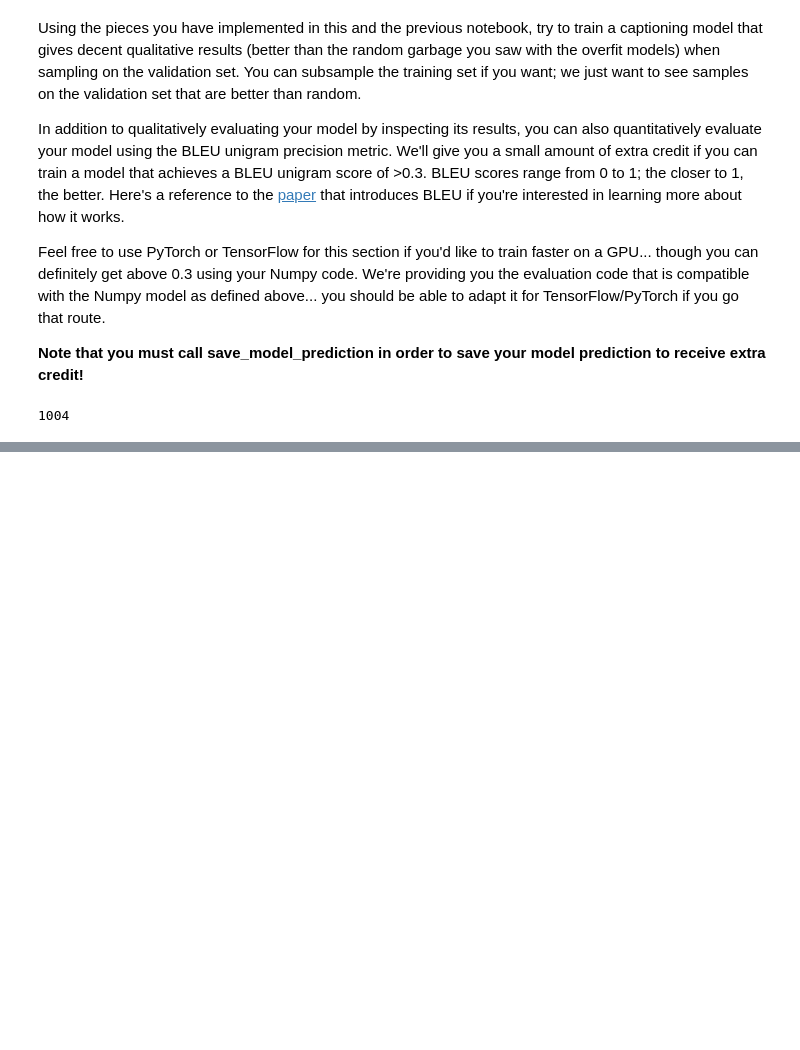
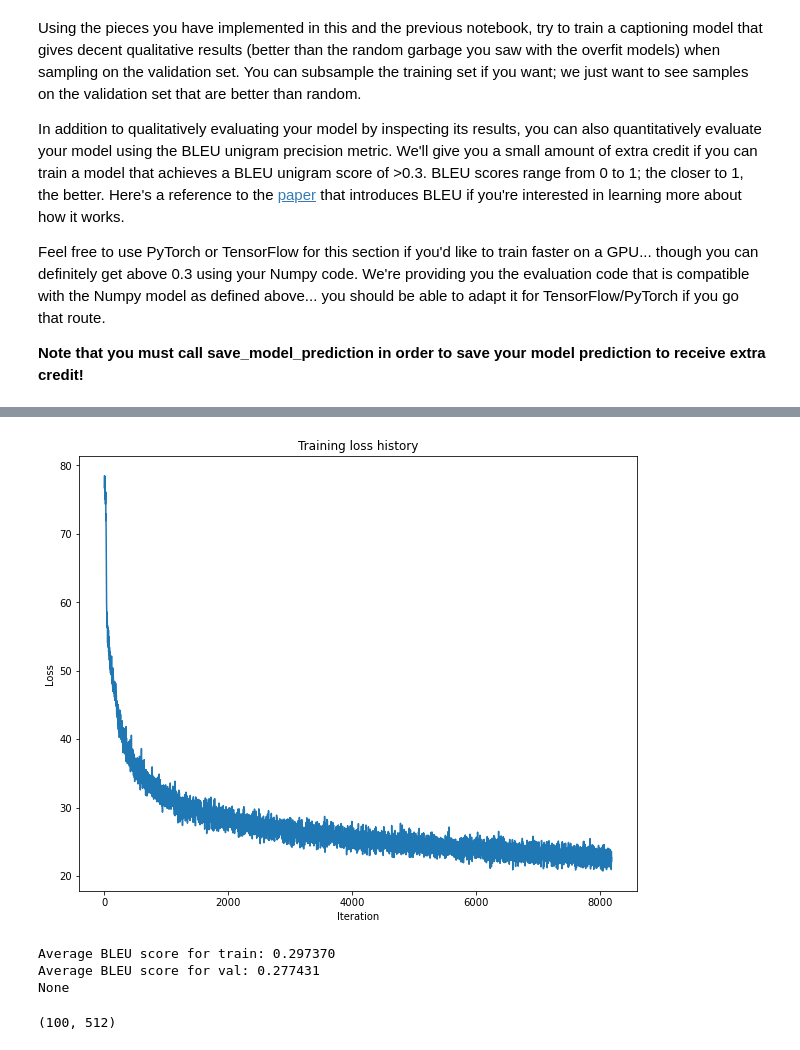
Before and after one commit to Mphan6139/CS-182, a Jupyter notebook: cs182_hw2_student-master/LSTM_Captioning.ipynb, the cells around one changed output, grey strips where cells are left out. Saved outputs shown, nothing was run; the diff lists cells and outputs as text; code cells hidden in the pictures; blank space fills up the shorter version.

```diff
--- a/cs182_hw2_student-master/LSTM_Captioning.ipynb
+++ b/cs182_hw2_student-master/LSTM_Captioning.ipynb
@@ -399,6 +386,14 @@ def evaluate_model(model):
 
     for split in BLEUscores:
         print('Average BLEU score for %s: %f' % (split, BLEUscores[split]))
+    if BLEUscores['train'] > 0.3 and BLEUscores['val'] > 0.3:
+        save_data = {
+        'sample_captions': sample_captions,
+        'gt_captions': gt_captions
+        }
+        with open('captioning_extra_credit.pkl', 'wb') as fout:
+            pickle.dump(save_data, fout)
+
 
 def save_model_prediction(model):
     """
@@ -407,49 +402,38 @@ def save_model_prediction(model):
     minibatch = sample_coco_minibatch(data, split='val', batch_size=1000)
     gt_captions, features, urls = minibatch
     gt_captions = decode_captions(gt_captions, data['idx_to_word'])
-
     sample_captions = model.sample(features)
     sample_captions = decode_captions(sample_captions, data['idx_to_word'])
-
-    save_data = {
-        'sample_captions': sample_captions,
-        'gt_captions': gt_captions
-    }
-
+    save_data = {'sample_captions': sample_captions,
+        'gt_captions': gt_captions}
     with open('captioning_extra_credit.pkl', 'wb') as fout:
         pickle.dump(save_data, fout)
-# %%
-len(data['word_to_idx'])
-# %% [output]
-1004
 # %%
 np.random.seed(231)
 
-small_data = load_coco_data(max_train=5000)
+small_data = load_coco_data(max_train=70000)
 
 best_model = CaptioningRNN(
           cell_type='lstm',
           word_to_idx=small_data['word_to_idx'],
           input_dim=small_data['train_features'].shape[1],
-          hidden_dim=512,
+          hidden_dim=256,
           wordvec_dim=256,
           dtype=np.float32,
         )
 
 small_lstm_solver = CaptioningSolver(best_model, small_data,
            update_rule='adam',
-           num_epochs=30,
-           batch_size=100,
+           num_epochs=15,
+           batch_size=128,
            optim_config={
-            'beta1':0.9,
-            'beta2':0.9,
-            'learning_rate': 5e-3,
+            'learning_rate': 5e-4,
            },
            lr_decay=0.99,
-           verbose=True, print_every=10,
+           verbose=True, print_every=50,
          )
 
-small_lstm_solver.train()
+small_lstm_solver.train(evaluate_model)
 
 # Plot the training losses
 plt.plot(small_lstm_solver.loss_history)
@@ -459,5 +443,5 @@ plt.title('Training loss history')
 plt.show()
 
 print(evaluate_model(best_model))
-save_model_prediction(best_model)
+#save_model_prediction(best_model)
 # %% [output]
@@ -481,3 +465,11 @@ save_model_prediction(best_model)
+[figure, added]
+Average BLEU score for train: 0.297370
+Average BLEU score for val: 0.277431
+None
+# %%
+sample_coco_minibatch(data = fulldata)[1].shape
+# %% [output]
+(100, 512)
 # %%
 #best wordvec dim:256-512
 #epochs:
```
Also changed, not shown: parts of 5 cells of this notebook, 3 other files.
